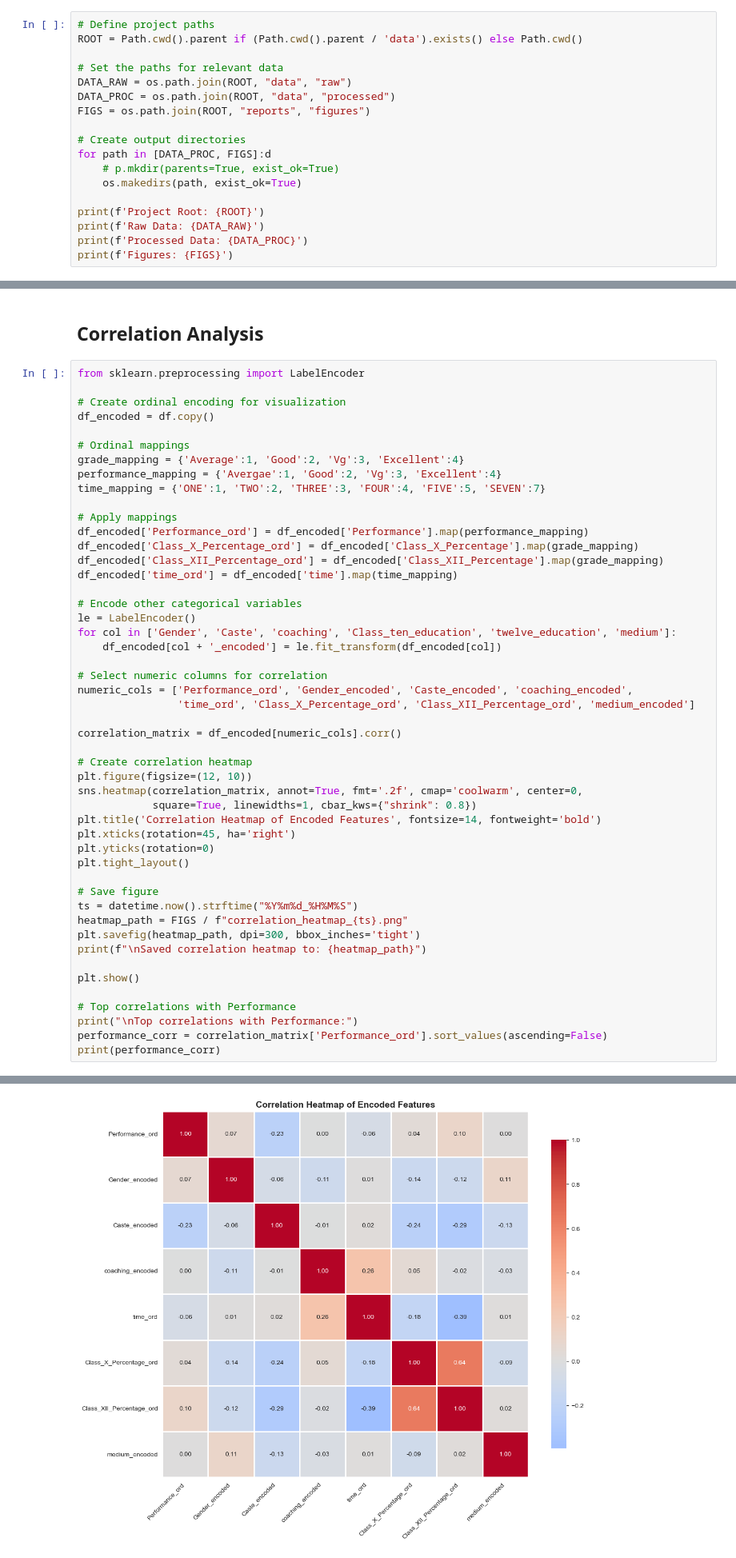
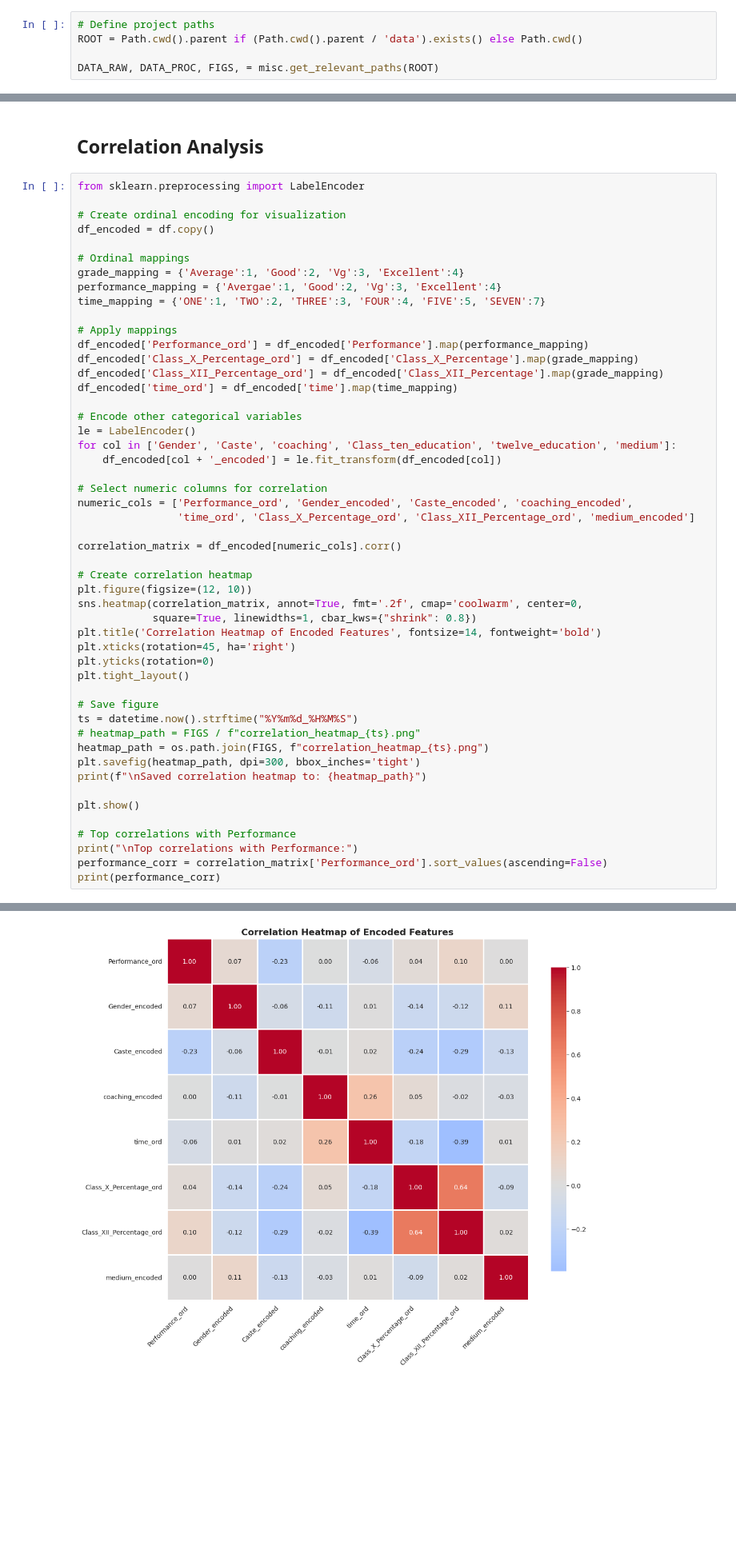
Before and after one commit to Lia1566/MLOps-Phase2, a Jupyter notebook: notebooks/01_data_exploration.ipynb, the cells around one changed output, grey strips where cells are left out. Shown at 80% size. Cells and saved outputs as stored; diff of their text form; blank space fills up the shorter version.

Commit message:
Data exploration run

```diff
--- a/notebooks/01_data_exploration.ipynb
+++ b/notebooks/01_data_exploration.ipynb
@@ -40,20 +40,7 @@ plt.rcParams['figure.figsize'] = (12, 6)
 # Define project paths
 ROOT = Path.cwd().parent if (Path.cwd().parent / 'data').exists() else Path.cwd()
 
-# Set the paths for relevant data
-DATA_RAW = os.path.join(ROOT, "data", "raw")
-DATA_PROC = os.path.join(ROOT, "data", "processed")
-FIGS = os.path.join(ROOT, "reports", "figures")
-
-# Create output directories
-for path in [DATA_PROC, FIGS]:d
-    # p.mkdir(parents=True, exist_ok=True)
-    os.makedirs(path, exist_ok=True)
-
-print(f'Project Root: {ROOT}')
-print(f'Raw Data: {DATA_RAW}')
-print(f'Processed Data: {DATA_PROC}')
-print(f'Figures: {FIGS}')
+DATA_RAW, DATA_PROC, FIGS, = misc.get_relevant_paths(ROOT)
 # %% [output]
 Project Root: /home/row/Desktop/projects/MLOps-Phase2
 Raw Data: /home/row/Desktop/projects/MLOps-Phase2/data/raw
@@ -434,7 +421,8 @@ plt.tight_layout()
 
 # Save figure
 ts = datetime.now().strftime("%Y%m%d_%H%M%S")
-heatmap_path = FIGS / f"correlation_heatmap_{ts}.png"
+# heatmap_path = FIGS / f"correlation_heatmap_{ts}.png"
+heatmap_path = os.path.join(FIGS, f"correlation_heatmap_{ts}.png")
 plt.savefig(heatmap_path, dpi=300, bbox_inches='tight')
 print(f"\nSaved correlation heatmap to: {heatmap_path}")
 
@@ -449,4 +437,4 @@ Saved correlation heatmap to: /Users/lia/Desktop/Fase1/reports/figures/correlati
-[figure, old version]
+[figure, new version]
 Top correlations with Performance:
 Performance_ord             1.000000
 Class_XII_Percentage_ord    0.104700
```
Also changed, not shown: parts of 8 cells of this notebook, 2 other files.
